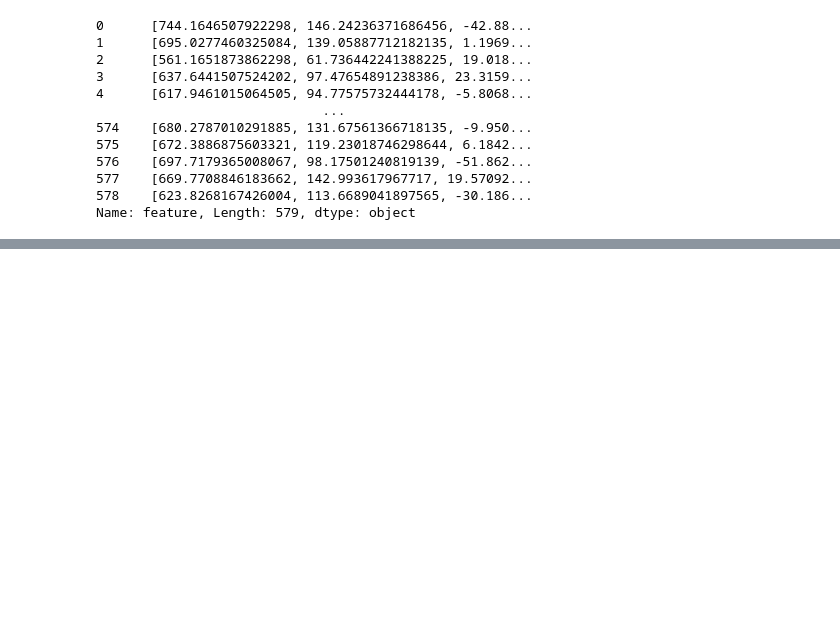
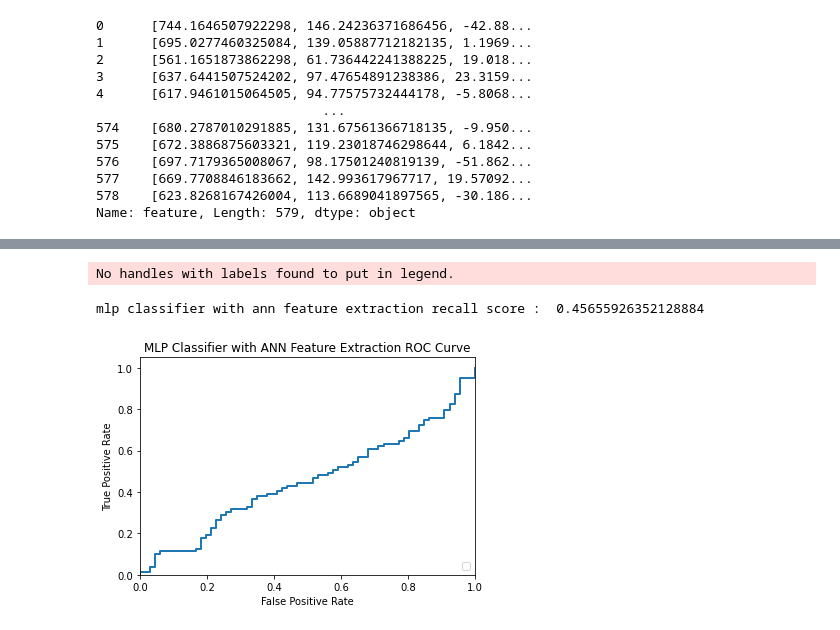
Before and after one commit to neilalden/audio_classification, a Jupyter notebook: ANN.ipynb, the cells around one changed output, grey strips where cells are left out. Cells and saved outputs as stored; diff of their text form; code cells hidden in the pictures; blank space fills up the shorter version.

```diff
--- a/ANN.ipynb
+++ b/ANN.ipynb
@@ -270,0 +246,3 @@ metadata
+# %%
+new_X_test = model.predict(X_test)
+new_X_train = model.predict(X_train)
@@ -270,0 +330,21 @@ metadata
+# %%
+from sklearn.metrics import roc_curve,  roc_auc_score
+lw = 2
+fpr2, tpr2, threshold = roc_curve(y_test, ann_mlpc.predict_proba(new_X_test)[:,1])
+print("mlp classifier with ann feature extraction recall score : ",  roc_auc_score(y_test, ann_mlpc_y_pred))
+plt.plot(
+        fpr2,
+        tpr2,
+        lw=lw,
+        )
+plt.xlim([0.0, 1.0])
+plt.ylim([0.0, 1.05])
+plt.xlabel("False Positive Rate")
+plt.ylabel("True Positive Rate")
+plt.title("MLP Classifier with ANN Feature Extraction ROC Curve")
+plt.legend(loc="lower right")
+plt.show()
+# %% [output]
+No handles with labels found to put in legend.
+mlp classifier with ann feature extraction recall score :  0.45655926352128884
+[figure, added]
```
Also changed, not shown: parts of 20 cells of this notebook.
